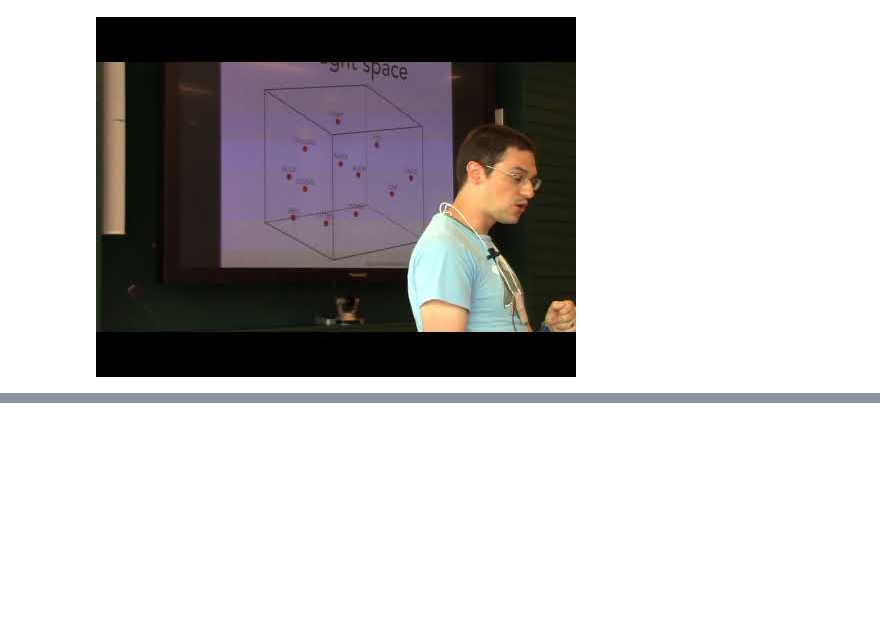
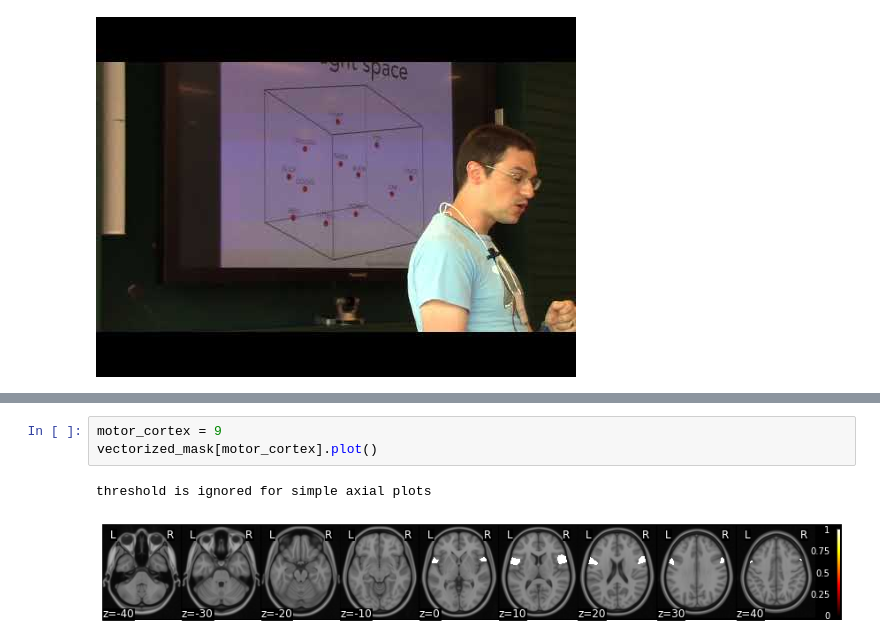
Before and after one commit to naturalistic-data-analysis/tutorial_development, a Jupyter notebook: hypertools/hypertools.ipynb, the cells around one changed output, grey strips where cells are left out. Saved outputs shown, nothing was run; the diff lists cells and outputs as text; blank space fills up the shorter version.

```diff
--- a/hypertools/hypertools.ipynb
+++ b/hypertools/hypertools.ipynb
@@ -234,0 +86,6 @@ For inspiration, also search for things like:
+# %%
+motor_cortex = 9
+vectorized_mask[motor_cortex].plot()
+# %% [output]
+threshold is ignored for simple axial plots
+[figure, added]
```
Also changed, not shown: parts of 58 cells of this notebook, 1 other file.
